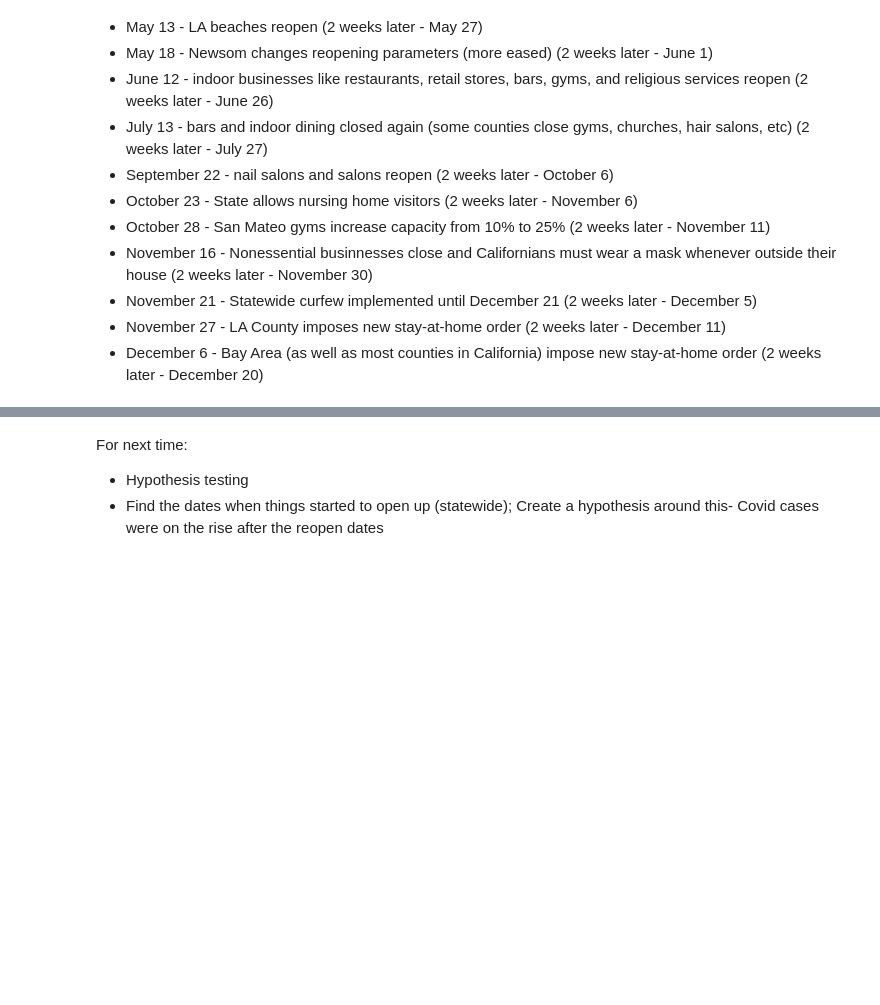
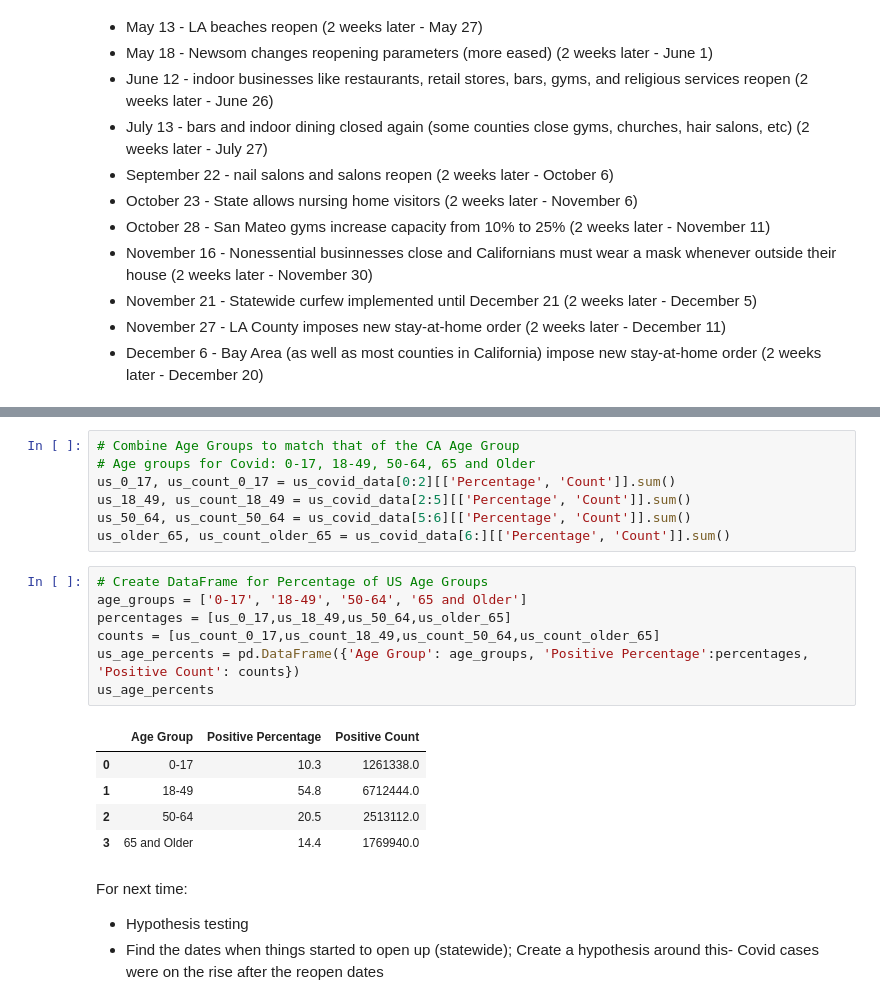
Before and after one commit to nguyenbel/CA-Age-Groups-and-Covid-19, a Jupyter notebook: Covid_EDA.ipynb, the cells around one changed output, grey strips where cells are left out. Drawn from its saved outputs; the diff is of its cells as text; blank space fills up the shorter version.

```diff
--- a/Covid_EDA.ipynb
+++ b/Covid_EDA.ipynb
@@ -623,3 +639,23 @@ plt.xticks(labels, labels, rotation = 70, fontsize = 12);
+# %%
+# Combine Age Groups to match that of the CA Age Group
+# Age groups for Covid: 0-17, 18-49, 50-64, 65 and Older
+us_0_17, us_count_0_17 = us_covid_data[0:2][['Percentage', 'Count']].sum()
+us_18_49, us_count_18_49 = us_covid_data[2:5][['Percentage', 'Count']].sum()
+us_50_64, us_count_50_64 = us_covid_data[5:6][['Percentage', 'Count']].sum()
+us_older_65, us_count_older_65 = us_covid_data[6:][['Percentage', 'Count']].sum()
+# %%
+# Create DataFrame for Percentage of US Age Groups
+age_groups = ['0-17', '18-49', '50-64', '65 and Older']
+percentages = [us_0_17,us_18_49,us_50_64,us_older_65]
+counts = [us_count_0_17,us_count_18_49,us_count_50_64,us_count_older_65]
+us_age_percents = pd.DataFrame({'Age Group': age_groups, 'Positive Percentage':percentages, 'Positive Count': counts})
+us_age_percents
+# %% [output]
+|  | Age Group | Positive Percentage | Positive Count |
+| 0 | 0-17 | 10.3 | 1261338.0 |
+| 1 | 18-49 | 54.8 | 6712444.0 |
+| 2 | 50-64 | 20.5 | 2513112.0 |
+| 3 | 65 and Older | 14.4 | 1769940.0 |
 # %% [markdown]
 For next time:
 - Hypothesis testing
```
Also changed, not shown: parts of 15 cells of this notebook, 4 other files.
